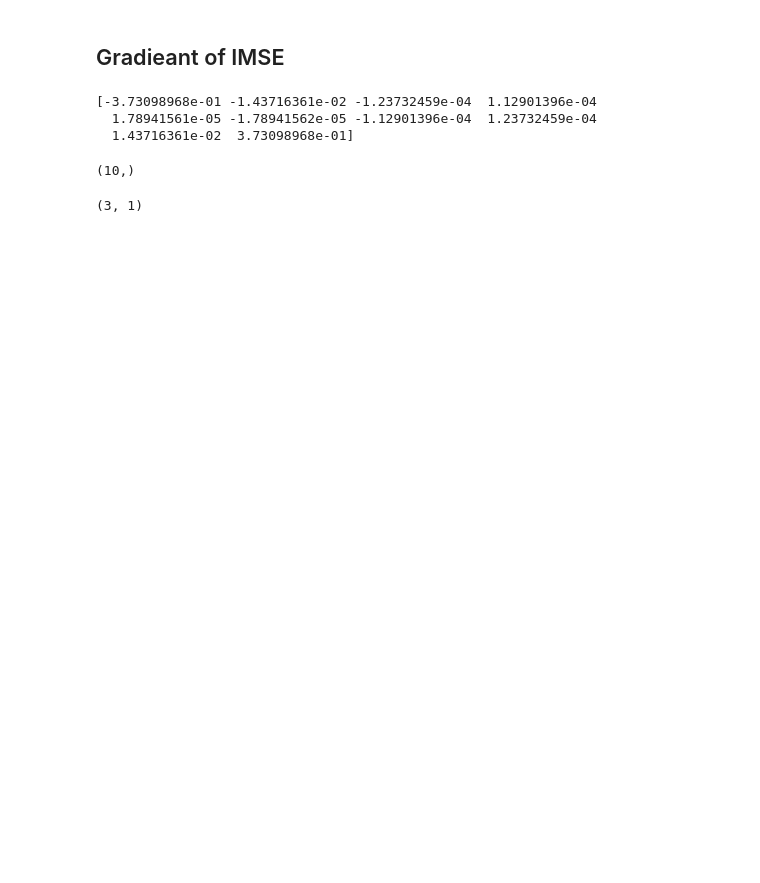
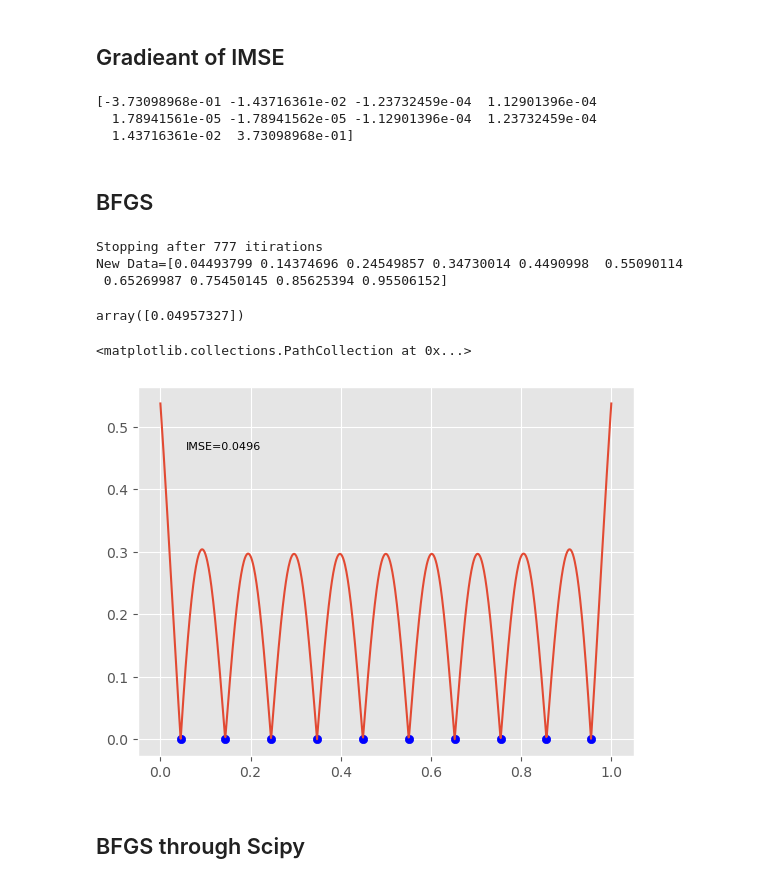
Before and after one commit to Arnab-Kumar-Debnath/Experimental-Design-for-Data-Science-and-Engineering-by-V.-Roshan-Joseph, a Jupyter notebook: Chapter 3.ipynb, the cells around one changed output. Saved outputs shown, nothing was run; the diff lists cells and outputs as text; code cells hidden in the pictures; blank space fills up the shorter version.

```diff
--- a/Chapter 3.ipynb
+++ b/Chapter 3.ipynb
@@ -93,7 +94,14 @@ def Grad_IMSE(data, x, epsilon=0.01):
         edited_data_pre[index]=element-epsilon
         IMSE_post=IMSE(edited_data_post, x)
         IMSE_pre=IMSE(edited_data_pre, x)
-        output.append((IMSE_post-IMSE_pre)/(2*epsilon))
+        possible_gradiant=(IMSE_post-IMSE_pre)/(2*epsilon)
+
+        if (element == 0) and (possible_gradiant>0):
+            output.append(0)
+        elif (element == 1) and (possible_gradiant<0):
+            output.append(0)
+        else:
+            output.append(possible_gradiant)
     #grad_post=(IMSE_post-IMSE_k)/epsilon
     #grad_pre=(IMSE_k-IMSE_pre)/epsilon
     return (np.array(output)).reshape(-1,)
@@ -109,4 +117,6 @@ def H_k(rho_k, s_k, y_k, H):
     y_k=y_k.reshape(1, -1)
     length=len(H)
     return (np.eye(length)-rho_k*s_k.T@y_k)@H@(np.eye(length)-rho_k*y_k.T@s_k)+rho_k*s_k.T@s_k
+# %% [markdown]
+## BFGS
 # %%
@@ -123,5 +152,35 @@ H_new=H_k(rho_k, s_k, y_k, H)
 # %%
+new_data1=BFGS(data1, x, learning_rate=0.1, num_iti=1000)
 # %% [output]
-(10,)
+Stopping after 777 itirations
+New Data=[0.04493799 0.14374696 0.24549857 0.34730014 0.4490998  0.55090114
+ 0.65269987 0.75450145 0.85625394 0.95506152]
+# %%
+optimal_IMSE=IMSE(new_data1, x)
+optimal_IMSE
+# %% [output]
+array([0.04957327])
 # %%
-test=np.array([1,2,3])
+for i in range(len(new_data1)):
+    for j in range(len(new_data1)):
+        R_matrix[i,j]=R(new_data1[i]-new_data1[j])
+
+s_=[]
+for i in x:
+    s_.append(s(i, R_matrix, new_data1))
+fig2, ax2 = plt.subplots()
+
+ax2.plot(x,s_)
+ax2.text(
+    0.02, 0.8,
+    f"IMSE={optimal_IMSE[0]:.4f}",
+    transform=ax.transAxes,
+    ha="left",
+    va="top",
+    fontsize=8
+
+)
+ax2.scatter(new_data1, [0 for i in range(len(new_data1))], color="b")
+# %% [output]
+<matplotlib.collections.PathCollection at 0x...>
+[figure, added]
@@ -130,4 +187,4 @@ test=test.reshape(-1,1)
+# %% [markdown]
+## BFGS through Scipy
 # %%
-test.shape
+from scipy.optimize import minimize
-# %% [output]
-(3, 1)
```
Also changed, not shown: parts of 10 cells of this notebook.
